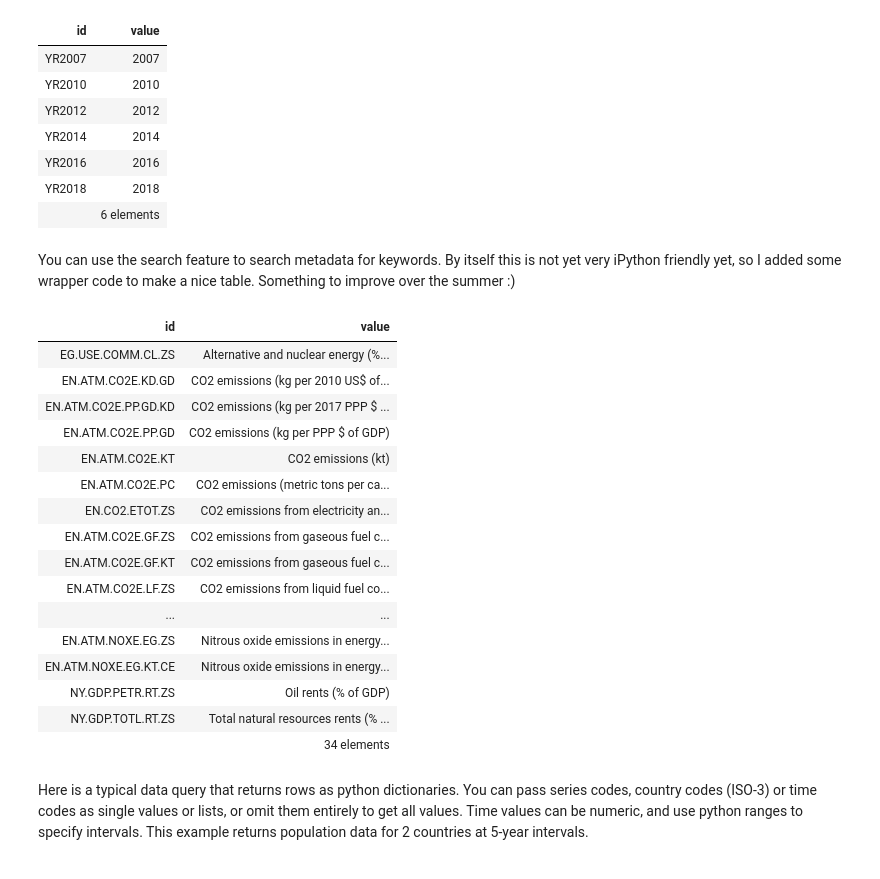
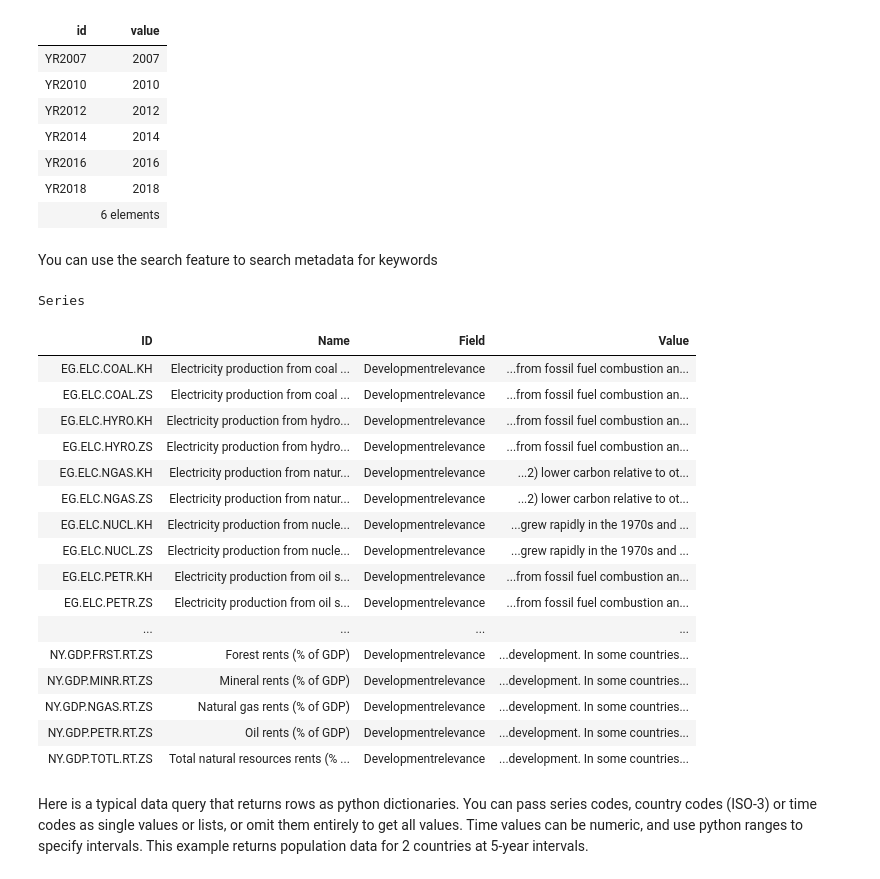
Before and after one commit to tgherzog/wbgapi, a Jupyter notebook: examples/wbgapi-quickstart.ipynb, the cells around one changed output. Drawn from its saved outputs; the diff is of its cells as text; code cells hidden in the pictures.

```diff
--- a/examples/wbgapi-quickstart.ipynb
+++ b/examples/wbgapi-quickstart.ipynb
@@ -124,30 +124,29 @@ wb.time.info(db=66)
 | YR2016 | 2016 |
 | YR2018 | 2018 |
 |  | 6 elements |
-# %% [markdown]
-You can use the search feature to search metadata for keywords. By itself this is not yet very iPython
-friendly yet, so I added some wrapper code to make a nice table. Something to improve over the summer :)
-# %%
-search_results = [row.id for row in wb.search('fossil fuels', concepts='Series')]
-wb.series.info(search_results)
-# %% [output]
-| id | value |
-| EG.USE.COMM.CL.ZS | Alternative and nuclear energy (%... |
-| EN.ATM.CO2E.KD.GD | CO2 emissions (kg per 2010 US$ of... |
-| EN.ATM.CO2E.PP.GD.KD | CO2 emissions (kg per 2017 PPP $ ... |
-| EN.ATM.CO2E.PP.GD | CO2 emissions (kg per PPP $ of GDP) |
-| EN.ATM.CO2E.KT | CO2 emissions (kt) |
-| EN.ATM.CO2E.PC | CO2 emissions (metric tons per ca... |
-| EN.CO2.ETOT.ZS | CO2 emissions from electricity an... |
-| EN.ATM.CO2E.GF.ZS | CO2 emissions from gaseous fuel c... |
-| EN.ATM.CO2E.GF.KT | CO2 emissions from gaseous fuel c... |
-| EN.ATM.CO2E.LF.ZS | CO2 emissions from liquid fuel co... |
-| ... | ... |
-| EN.ATM.NOXE.EG.ZS | Nitrous oxide emissions in energy... |
-| EN.ATM.NOXE.EG.KT.CE | Nitrous oxide emissions in energy... |
-| NY.GDP.PETR.RT.ZS | Oil rents (% of GDP) |
-| NY.GDP.TOTL.RT.ZS | Total natural resources rents (% ... |
-|  | 34 elements |
+# %% [markdown]
+You can use the search feature to search metadata for keywords
+# %%
+wb.search('fossil fuels')
+# %% [output]
+Series
+| ID | Name | Field | Value |
+| EG.ELC.COAL.KH | Electricity production from coal ... | Developmentrelevance | ...from fossil fuel combustion an... |
+| EG.ELC.COAL.ZS | Electricity production from coal ... | Developmentrelevance | ...from fossil fuel combustion an... |
+| EG.ELC.HYRO.KH | Electricity production from hydro... | Developmentrelevance | ...from fossil fuel combustion an... |
+| EG.ELC.HYRO.ZS | Electricity production from hydro... | Developmentrelevance | ...from fossil fuel combustion an... |
+| EG.ELC.NGAS.KH | Electricity production from natur... | Developmentrelevance | ...2) lower carbon relative to ot... |
+| EG.ELC.NGAS.ZS | Electricity production from natur... | Developmentrelevance | ...2) lower carbon relative to ot... |
+| EG.ELC.NUCL.KH | Electricity production from nucle... | Developmentrelevance | ...grew rapidly in the 1970s and ... |
+| EG.ELC.NUCL.ZS | Electricity production from nucle... | Developmentrelevance | ...grew rapidly in the 1970s and ... |
+| EG.ELC.PETR.KH | Electricity production from oil s... | Developmentrelevance | ...from fossil fuel combustion an... |
+| EG.ELC.PETR.ZS | Electricity production from oil s... | Developmentrelevance | ...from fossil fuel combustion an... |
+| ... | ... | ... | ... |
+| NY.GDP.FRST.RT.ZS | Forest rents (% of GDP) | Developmentrelevance | ...development. In some countries... |
+| NY.GDP.MINR.RT.ZS | Mineral rents (% of GDP) | Developmentrelevance | ...development. In some countries... |
+| NY.GDP.NGAS.RT.ZS | Natural gas rents (% of GDP) | Developmentrelevance | ...development. In some countries... |
+| NY.GDP.PETR.RT.ZS | Oil rents (% of GDP) | Developmentrelevance | ...development. In some countries... |
+| NY.GDP.TOTL.RT.ZS | Total natural resources rents (% ... | Developmentrelevance | ...development. In some countries... |
 # %% [markdown]
 Here is a typical data query that returns rows as python dictionaries. You can pass series codes, country codes
 (ISO-3) or time codes as single values or lists, or omit them entirely to get all values. Time values can be
```
Also changed, not shown: parts of 14 cells of this notebook, 1 other file.
